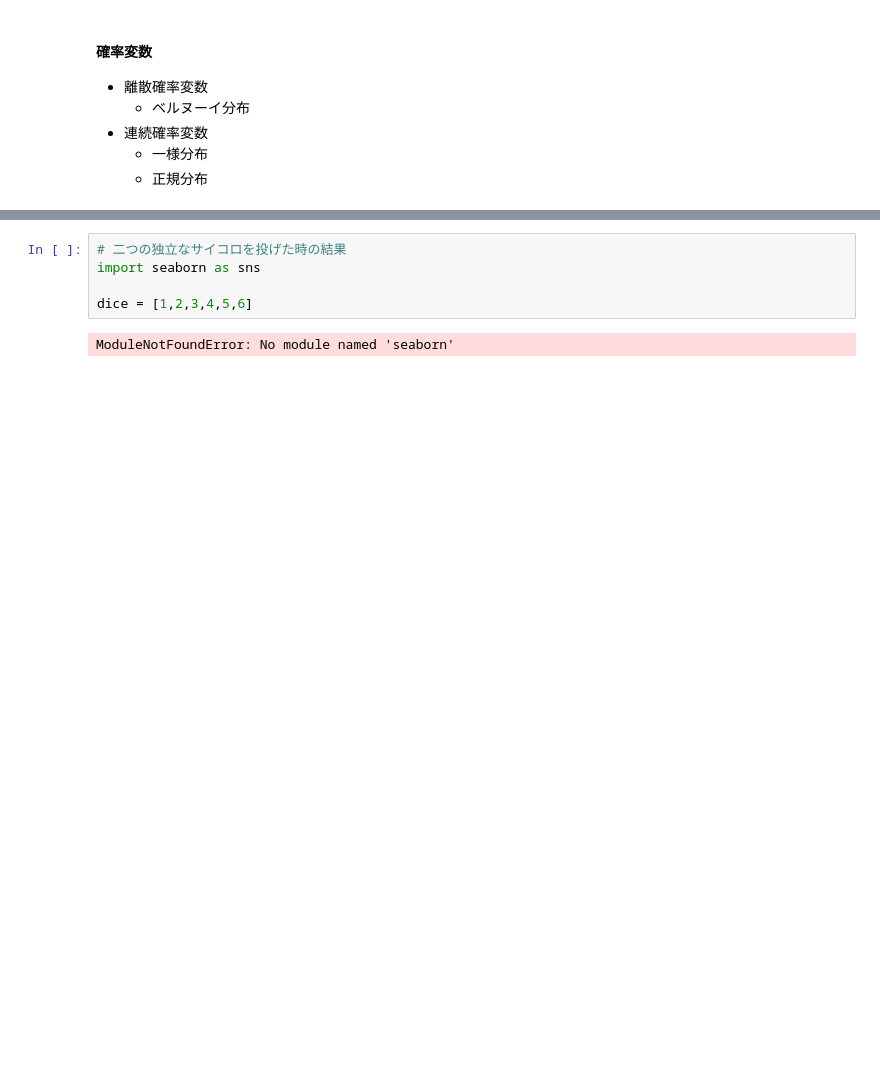
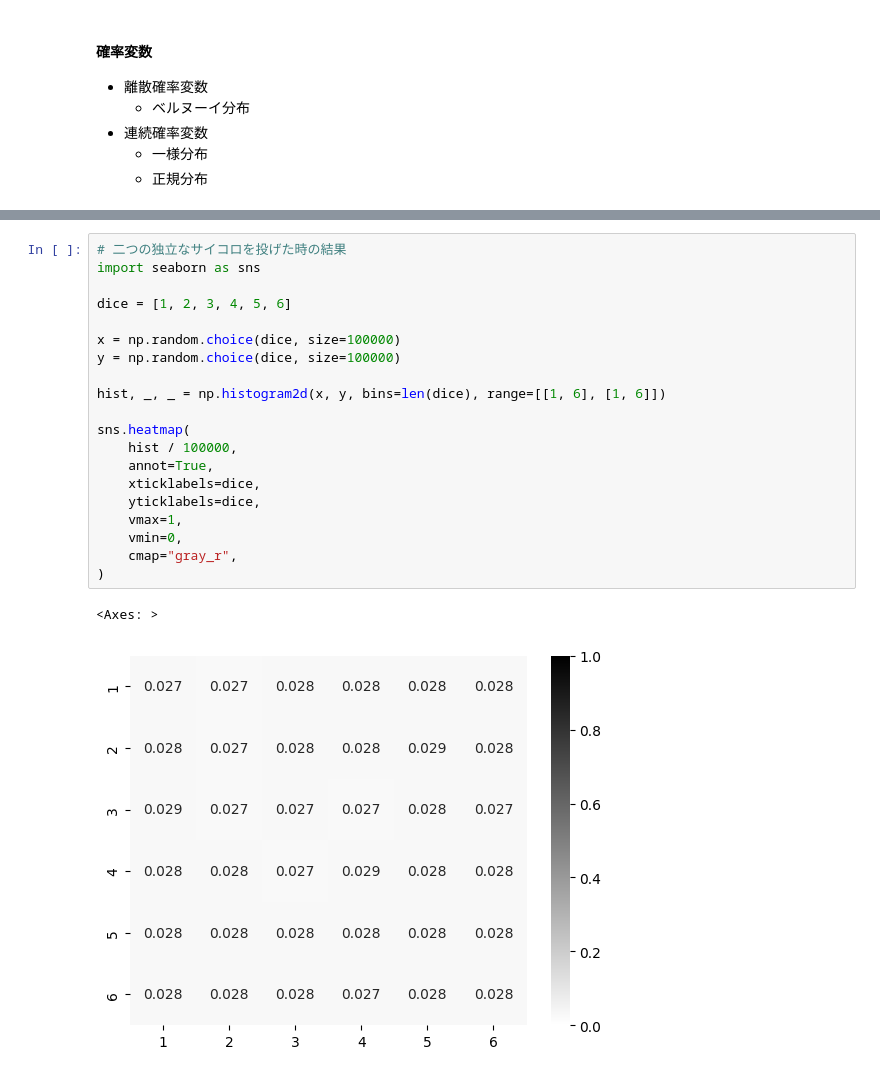
Before and after one commit to nasudadada/sandbox, a Jupyter notebook: python/math_bootcamp/probability_statistics.ipynb, the cells around one changed output, grey strips where cells are left out. Cells and saved outputs as stored; diff of their text form; blank space fills up the shorter version.

```diff
--- a/python/math_bootcamp/probability_statistics.ipynb
+++ b/python/math_bootcamp/probability_statistics.ipynb
@@ -199,7 +200,23 @@ plt.colorbar()
 # %%
 # 二つの独立なサイコロを投げた時の結果
 import seaborn as sns
 
-dice = [1,2,3,4,5,6]
+dice = [1, 2, 3, 4, 5, 6]
+
+x = np.random.choice(dice, size=100000)
+y = np.random.choice(dice, size=100000)
+
+hist, _, _ = np.histogram2d(x, y, bins=len(dice), range=[[1, 6], [1, 6]])
+
+sns.heatmap(
+    hist / 100000,
+    annot=True,
+    xticklabels=dice,
+    yticklabels=dice,
+    vmax=1,
+    vmin=0,
+    cmap="gray_r",
+)
 # %% [output]
-ModuleNotFoundError: No module named 'seaborn'
+<Axes: >
+[figure, added]
```
Also changed, not shown: parts of 8 cells of this notebook.
